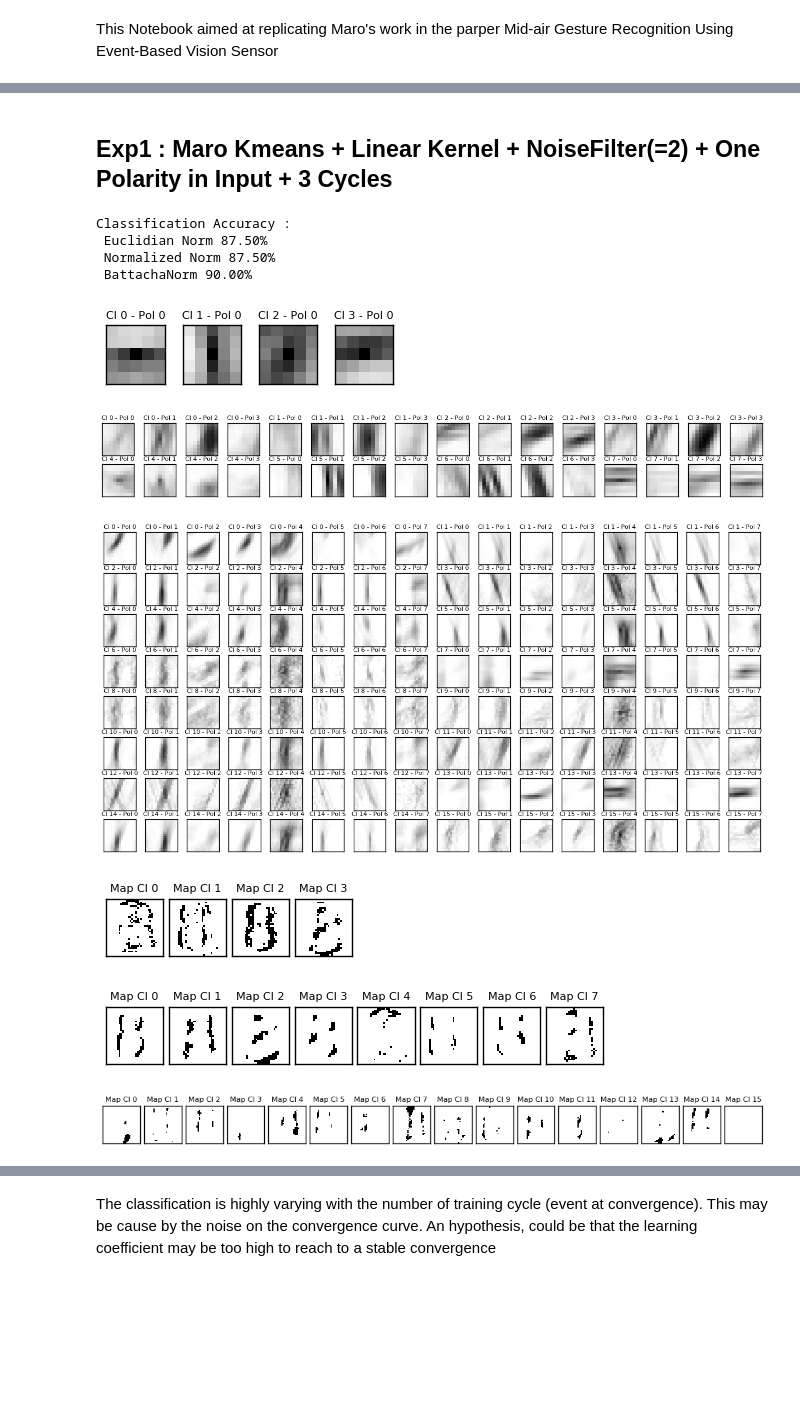
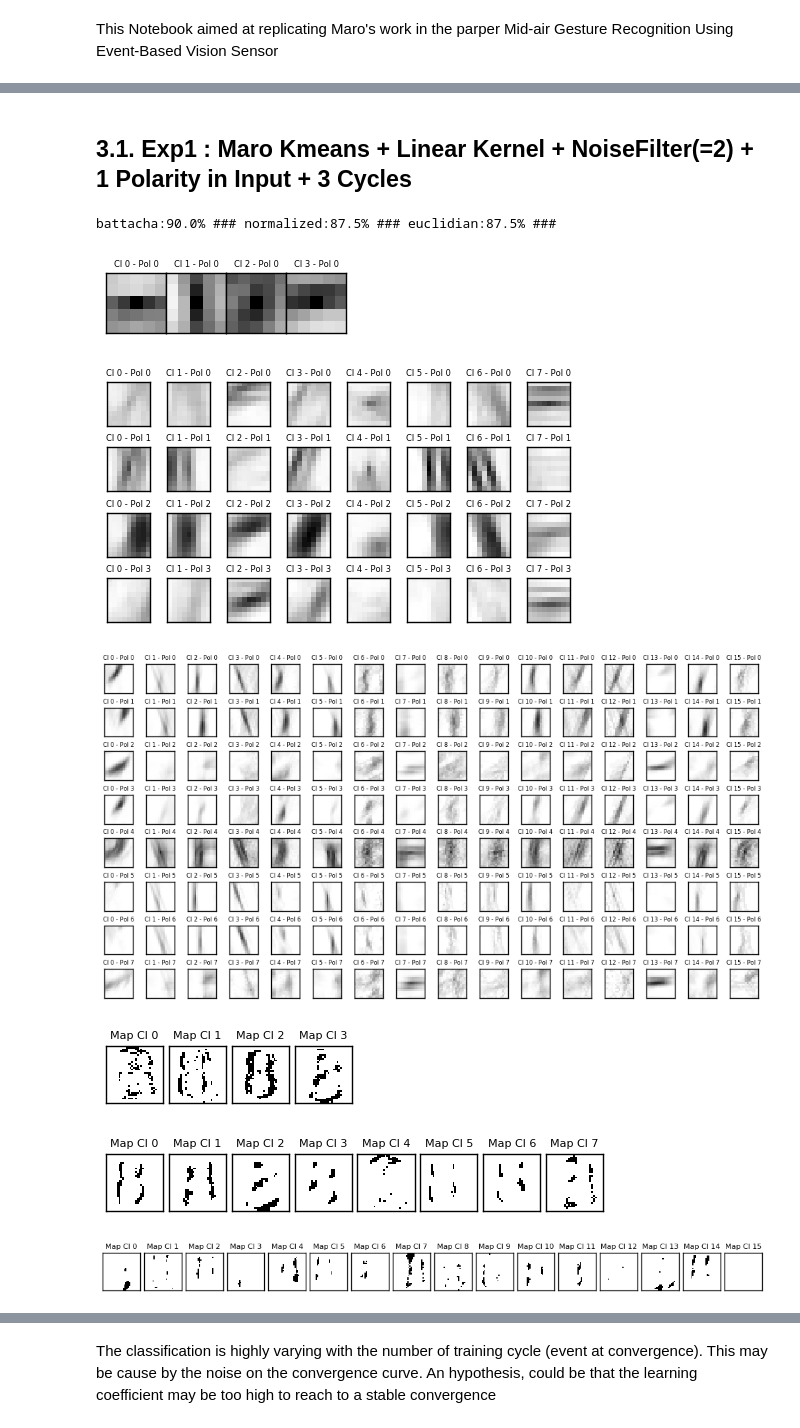
Before and after one commit to VictorBoutin/HOTS, a Jupyter notebook: Probe/EXP_02_MaroKmeans.ipynb, the cells around one changed output, grey strips where cells are left out. Saved outputs shown, nothing was run; the diff lists cells and outputs as text; code cells hidden in the pictures; blank space fills up the shorter version.

```diff
--- a/Probe/EXP_02_MaroKmeans.ipynb
+++ b/Probe/EXP_02_MaroKmeans.ipynb
@@ -25,8 +25,7 @@ from HOTS.Cluster import KmeansMaro
 # %%
 tau = 0.02
 R = 2
-nb_cluster = 4
+nb_cluster = [4,8,16]
 ImageSize = (32,32)
-KN=2
 DataPath = '../Data/ExtractedStabilized.mat'
 LabelPath = '../Data/alphabet_label.pkl'
@@ -33,2 +67,2 @@ LabelPath = '../Data/alphabet_label.pkl'
 # %% [markdown]
-## Exp1 :  Maro Kmeans + Linear Kernel +  NoiseFilter(=2) + One Polarity in Input + 3 Cycles
+## 3.1. Exp1 :  Maro Kmeans + Linear Kernel +  NoiseFilter(=2)  +  1 Polarity in Input + 3 Cycles
@@ -46,48 +85,40 @@ Net = Network([L1,L2,L3])
 
 if save_exp == True :
     #### Training The Cluster on 5 images
-    ClusterLayer, event_output = Net.TrainCluster(event = event_cl,nb_cluster=nb_cluster, KN=KN,
-                                                 record_each=1000, NbCycle=3)
-
+    ClusterLayer, event_output = Net.TrainCluster(event = event_cl,NbClusterList=nb_cluster,
+                                                 to_record=True, NbCycle=3)
     ## Generating histogram for training samples
     event0_o_tr = Net.RunNetwork(event_tr, ClusterList=ClusterLayer)
-
     ## Generating histogram for the test samples
     event0_o_te = Net.RunNetwork(event_te, ClusterList=ClusterLayer)
-
     Classif0 = Classifier(event0_o_tr,event0_o_te, TrainingLabel=label_tr, GroundTruth=label_te)
-
-    eucli,norma,battach,accu = Classif0.HistogramDistance()
-
+    prediction, accuracy, method = Classif0.HistogramDistance(to_print=True)
     SaveObject([ClusterLayer,Classif0],'../Records/EXP_02_MaroKmeans/Exp1_2017_10_18.pkl')
 
 else :
     ClusterLayer,Classif0 = LoadObject('../Records/EXP_02_MaroKmeans/Exp1_2017_10_18.pkl')
-    eucli,norma,battach,accu = Classif0.HistogramDistance()
+    prediction, accuracy, method= Classif0.HistogramDistance(to_print=True)
 # %% [output]
-Classification Accuracy :
- Euclidian Norm 87.50%
- Normalized Norm 87.50%
- BattachaNorm 90.00%
+battacha:90.0% ### normalized:87.5% ### euclidian:87.5% ###
 # %%
-DisplaySurface2D(ClusterLayer[0].prototype,nb_polarities=1, scale=2)
-DisplaySurface2D(ClusterLayer[1].prototype, nb_polarities=4, scale=2)
-DisplaySurface2D(ClusterLayer[2].prototype, nb_polarities=8, scale=2)
+DisplaySurface2D(ClusterLayer[0].prototype,nb_polarities=1)
+DisplaySurface2D(ClusterLayer[1].prototype, nb_polarities=4)
+DisplaySurface2D(ClusterLayer[2].prototype, nb_polarities=8)
 event_to_show = Event(ImageSize=(32,32), ListPolarities=[-1,1],OutOnePolarity=True)
 event_to_show.LoadFromMat('../Data/ExtractedStabilized.mat',image_number=22)
 Net.RunNetwork(event_to_show, ClusterList=ClusterLayer)
 mapL1 = GenerateAM(Net.Layers[0].output,ClusterLayer[0],nb_image=0)
 DisplayAM(mapL1,scale=2)
 mapL2 = GenerateAM(Net.Layers[1].output,ClusterLayer[1],nb_image=0)
 DisplayAM(mapL2,scale=2)
 mapL3 = GenerateAM(Net.Layers[2].output,ClusterLayer[2],nb_image=0)
 DisplayAM(mapL3,scale=2)
 
-DisplayConvergence(ClusterLayer)
+DisplayConvergence(ClusterLayer,to_display=['error','histo'])
 # %% [output]
-[figure, old version]
+[figure, new version]
-[figure, old version]
+[figure, new version]
-[figure, old version]
+[figure, new version]
 [figure]
 [figure]
 [figure]
```
Also changed, not shown: parts of 21 cells of this notebook, 2 other files.
